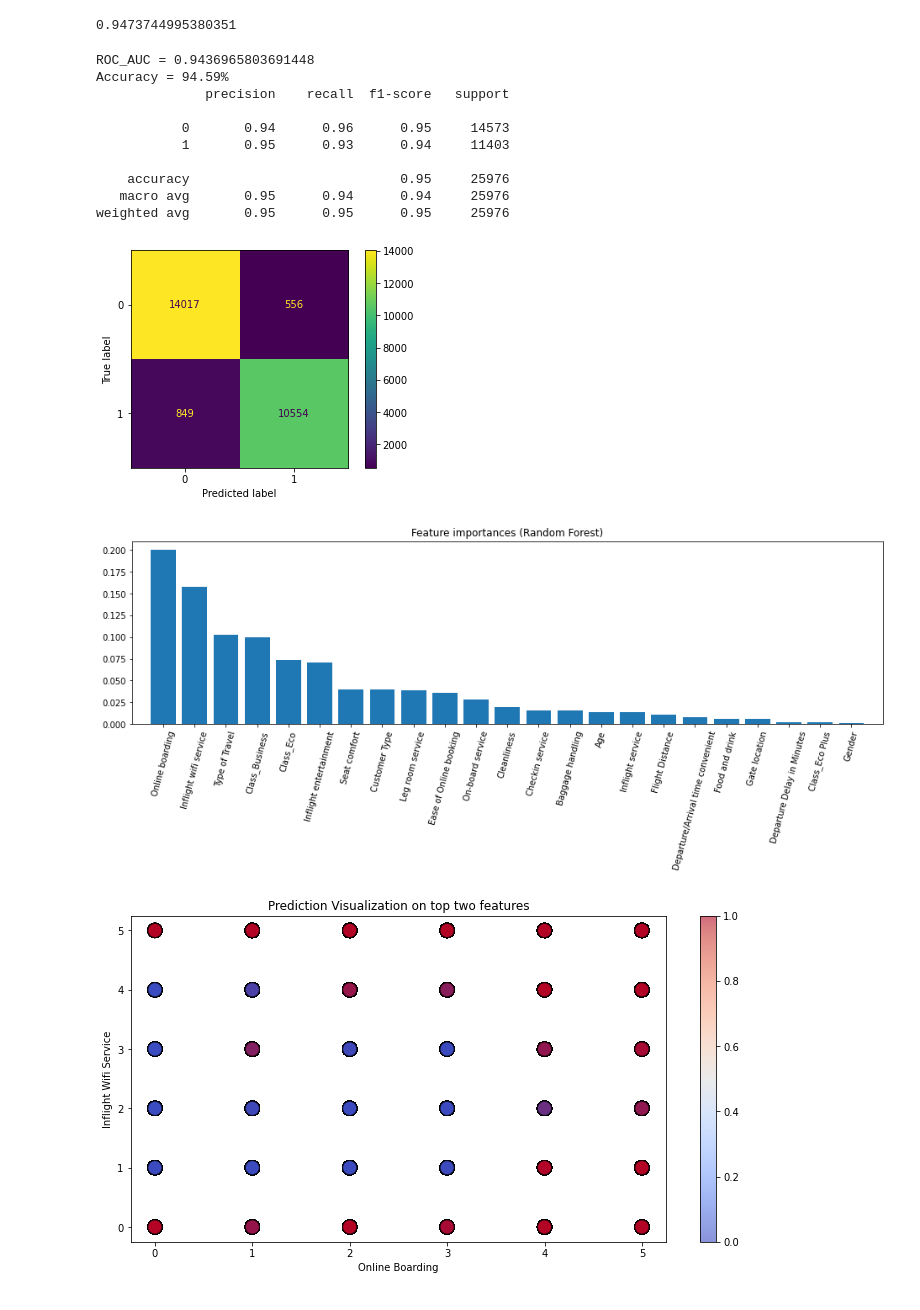
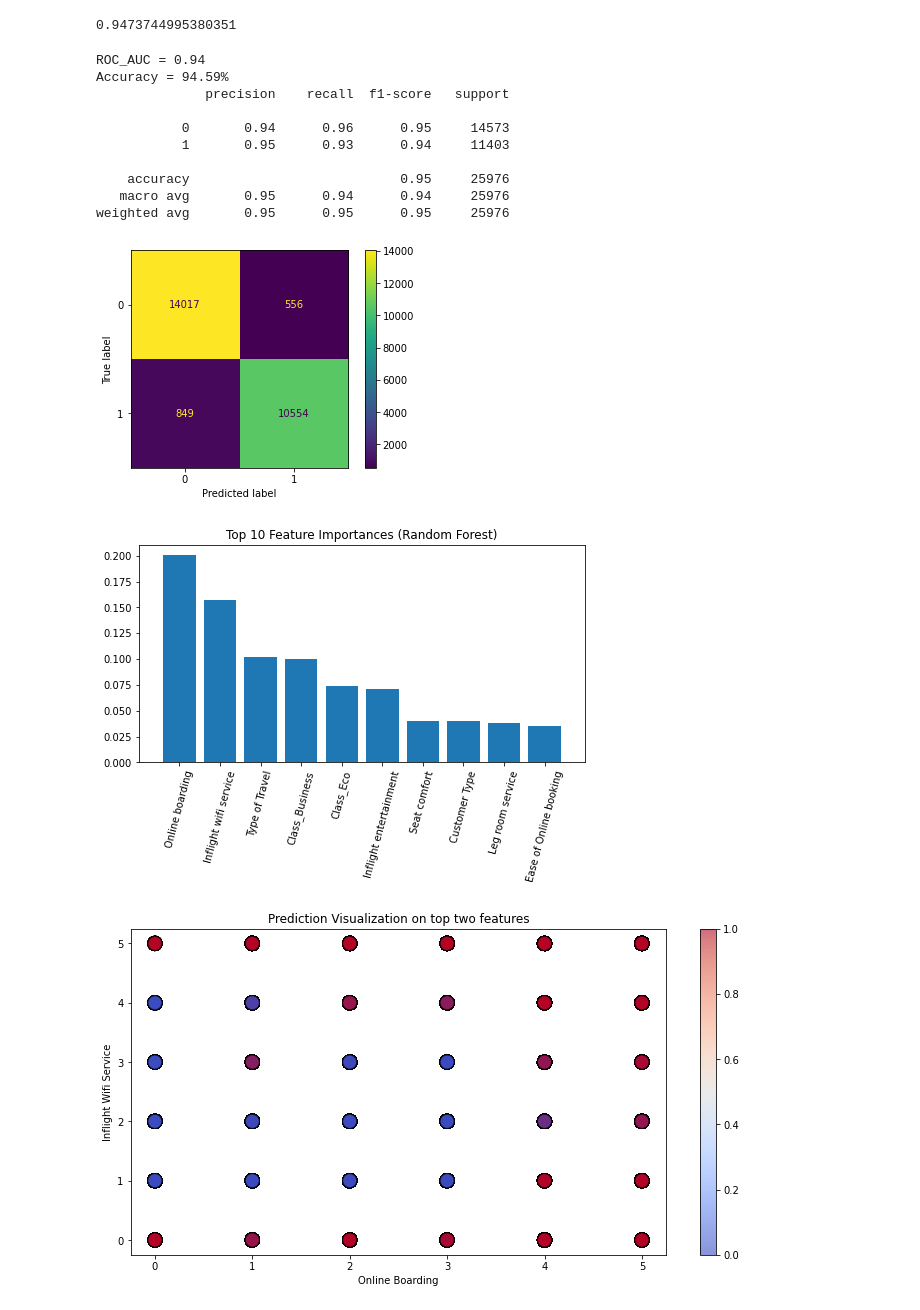
Before and after one commit to Peta0228/Airline-Satisfaction-Prediction, a Jupyter notebook: main.ipynb, the cells around one changed output. Drawn from its saved outputs; the diff is of its cells as text; code cells hidden in the pictures.

Commit message:
update tree graph

```diff
--- a/main.ipynb
+++ b/main.ipynb
@@ -197,14 +198,14 @@ def plot_validation_curve(estimator, X, y, param_name, param_range, cv=5, scorin
 rf = RandomForestClassifier(random_state=5741)
 
 param_grid = {
-    'n_estimators': [100, 200],   # Number of trees in the forest
+    'n_estimators': [100, 200, 300],   # Number of trees in the forest
     'max_features': [4, 5],   # Maximum number of features
     'max_depth': [10, 20],   # Maximum number of levels in tree
     'min_samples_split': [10, 20],    # Minimum number of samples required to split a node
     'min_samples_leaf': [50, 100]   # Minimum numbers of samples per leaf
 }
 
-grid_search = GridSearchCV(estimator=rf, param_grid=param_grid, cv=5, verbose=2, n_jobs=-1)
+grid_search = GridSearchCV(estimator=rf, param_grid=param_grid, cv=5, verbose=0, n_jobs=-1)
 
 grid_search.fit(train_x, train_y)
 
@@ -237,7 +222,7 @@ accuracy_score(train_y, best_rf_model.predict(train_x))
 # %%
 model_rf, roc_auc_rf = run(best_rf_model, train_x, train_y, test_x, test_y)
 # %% [output]
-ROC_AUC = 0.9436965803691448
+ROC_AUC = 0.94
 Accuracy = 94.59%
               precision    recall  f1-score   support
 
@@ -250,16 +235,16 @@ weighted avg       0.95      0.95      0.95     25976
 [figure]
 # %%
 importances_rf = best_rf_model.feature_importances_
-indices_rf = np.argsort(importances_rf)[::-1]
+indices_rf = np.argsort(importances_rf)[::-1][:10]
 
-plt.figure(figsize=(16, 4))
-plt.title("Feature importances (Random Forest)")
-plt.bar(range(train_x.shape[1]), importances_rf[indices_rf])
-plt.xticks(range(train_x.shape[1]), train_x.columns[indices_rf], rotation=75)
-plt.xlim([-1, train_x.shape[1]])
+plt.figure(figsize=(8, 4))
+plt.title("Top 10 Feature Importances (Random Forest)")
+plt.bar(range(len(indices_rf)), importances_rf[indices_rf])
+plt.xticks(range(len(indices_rf)), train_x.columns[indices_rf], rotation=75)
+plt.xlim([-1, len(indices_rf)])
 plt.show()
 # %% [output]
-[figure, old version]
+[figure, new version]
 # %%
 top_two_features = indices_rf[:2]
 
```
Also changed, not shown: parts of 6 cells of this notebook, 1 other file.
